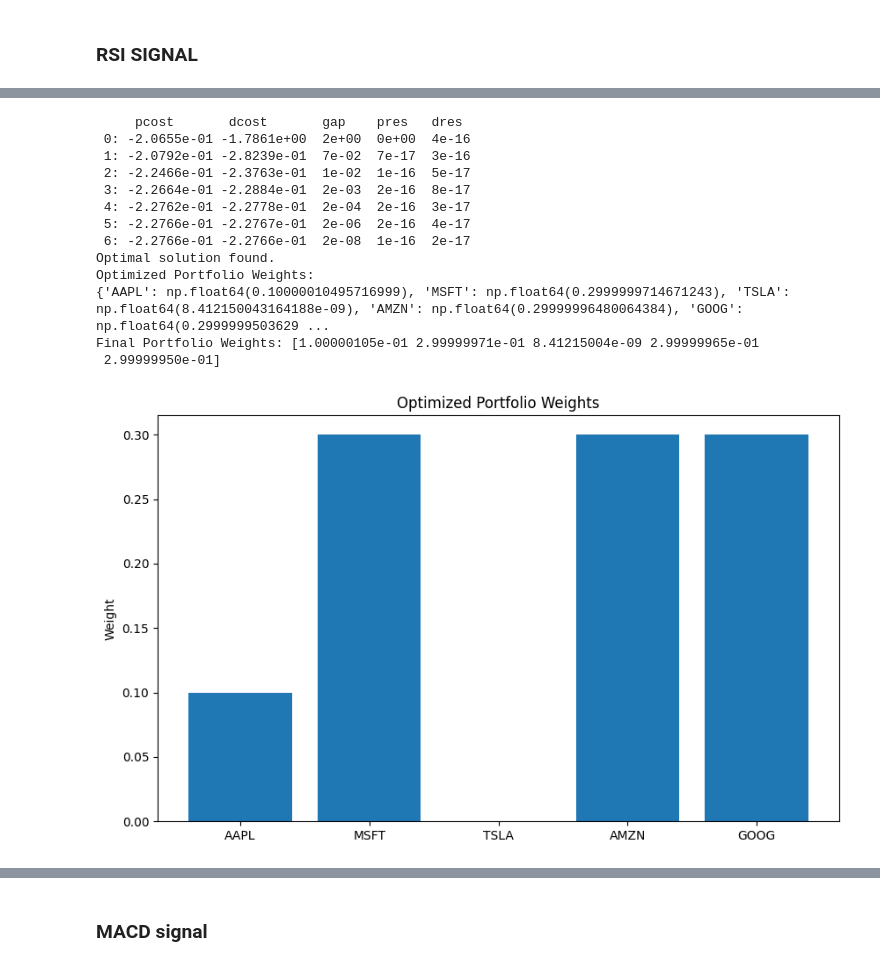
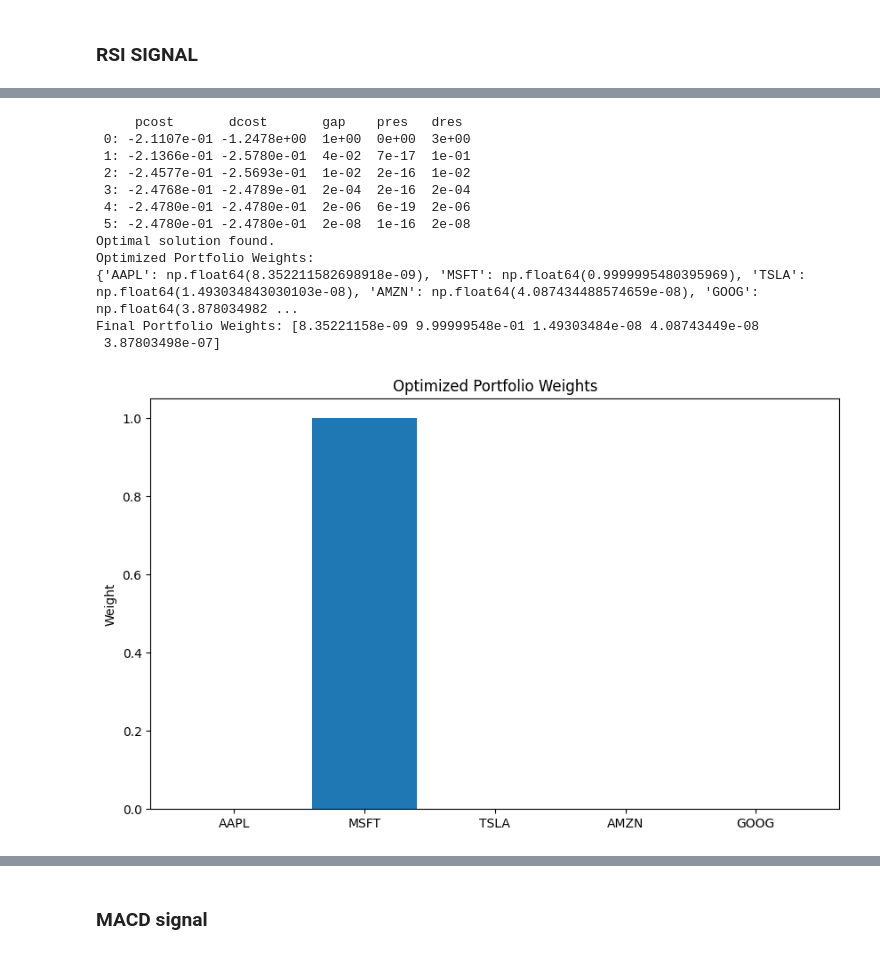
Before and after one commit to mathieupelo/SDA-Project, a Jupyter notebook: pipeline.ipynb, the cells around one changed output, grey strips where cells are left out. Cells and saved outputs as stored; diff of their text form; code cells hidden in the pictures.

```diff
--- a/pipeline.ipynb
+++ b/pipeline.ipynb
@@ -40,24 +40,23 @@ print(rsi_scores_array)
 # %%
 portfolio_solver = Portfolio_Solver(0.8, max_weight_threshold=0.3)
 # TODO: Change for all the data in the past 10 years
-rsi_portfolio_weights = portfolio_solver.SolveSignalPortfolio2(tickers, data, rsi_scores_array)
+rsi_portfolio_weights = portfolio_solver.SolveSignalPortfolioMVO2(tickers, data, rsi_scores_array)
 print("Final Portfolio Weights:", rsi_portfolio_weights)
 portfolio_solver.ShowPortfolioWeights(tickers=tickers, portfolio_weights=rsi_portfolio_weights)
 # %% [output]
      pcost       dcost       gap    pres   dres
- 0: -2.0655e-01 -1.7861e+00  2e+00  0e+00  4e-16
- 1: -2.0792e-01 -2.8239e-01  7e-02  7e-17  3e-16
- 2: -2.2466e-01 -2.3763e-01  1e-02  1e-16  5e-17
- 3: -2.2664e-01 -2.2884e-01  2e-03  2e-16  8e-17
- 4: -2.2762e-01 -2.2778e-01  2e-04  2e-16  3e-17
- 5: -2.2766e-01 -2.2767e-01  2e-06  2e-16  4e-17
- 6: -2.2766e-01 -2.2766e-01  2e-08  1e-16  2e-17
+ 0: -2.1107e-01 -1.2478e+00  1e+00  0e+00  3e+00
+ 1: -2.1366e-01 -2.5780e-01  4e-02  7e-17  1e-01
+ 2: -2.4577e-01 -2.5693e-01  1e-02  2e-16  1e-02
+ 3: -2.4768e-01 -2.4789e-01  2e-04  2e-16  2e-04
+ 4: -2.4780e-01 -2.4780e-01  2e-06  6e-19  2e-06
+ 5: -2.4780e-01 -2.4780e-01  2e-08  1e-16  2e-08
 Optimal solution found.
 Optimized Portfolio Weights:
-{'AAPL': np.float64(0.10000010495716999), 'MSFT': np.float64(0.2999999714671243), 'TSLA': np.float64(8.412150043164188e-09), 'AMZN': np.float64(0.29999996480064384), 'GOOG': np.float64(0.2999999503629 ...
-Final Portfolio Weights: [1.00000105e-01 2.99999971e-01 8.41215004e-09 2.99999965e-01
- 2.99999950e-01]
+{'AAPL': np.float64(8.352211582698918e-09), 'MSFT': np.float64(0.9999995480395969), 'TSLA': np.float64(1.493034843030103e-08), 'AMZN': np.float64(4.087434488574659e-08), 'GOOG': np.float64(3.878034982 ...
+Final Portfolio Weights: [8.35221158e-09 9.99999548e-01 1.49303484e-08 4.08743449e-08
+ 3.87803498e-07]
-[figure, old version]
+[figure, new version]
 # %%
 # Calculate portfolio returns and performance
 cumulative_returns, total_return, annualized_return = portfolio_solver.CalculatePortfolioReturns(tickers, data, rsi_portfolio_weights)
```
Also changed, not shown: parts of 2 cells of this notebook, 14 other files.
